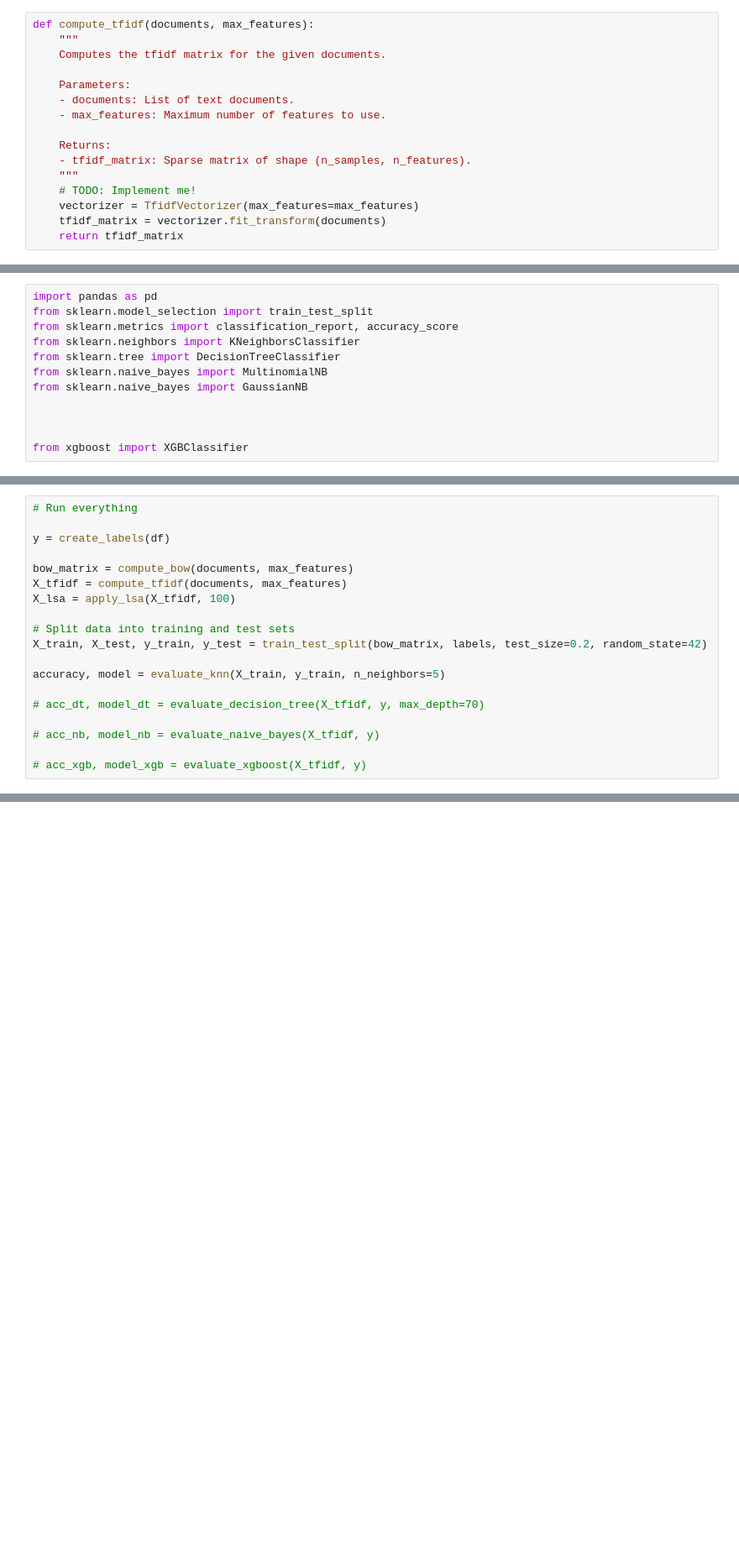
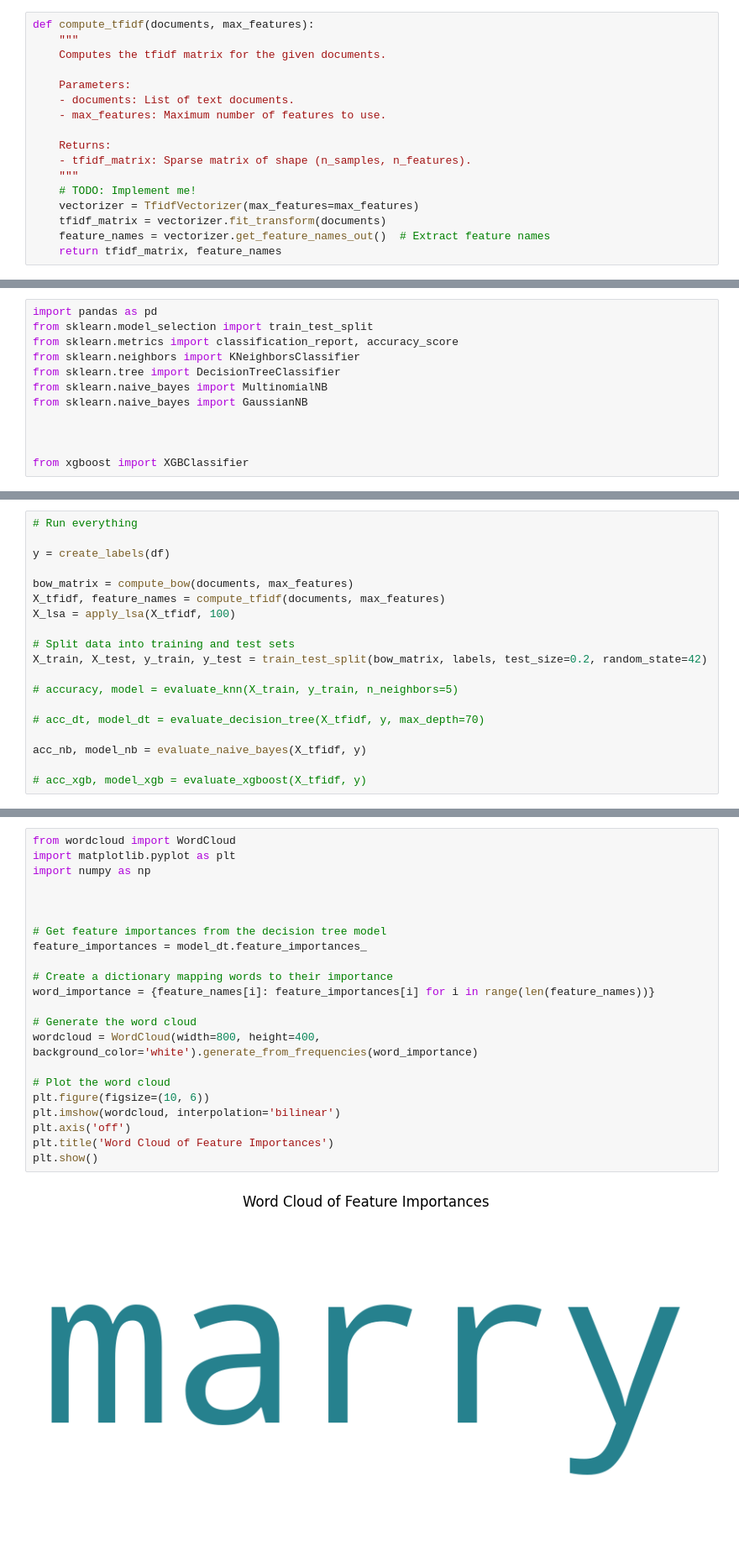
Before and after one commit to Jkwokhk/CS506, a Jupyter notebook: main.ipynb, the cells around one changed output, grey strips where cells are left out. Shown at 84% size. Saved outputs shown, nothing was run; the diff lists cells and outputs as text; blank space fills up the shorter version.

Commit message:
created a word cloud visualization model that excludes functions words (ie the, a, and). There's also a model that focuses on adjectives as well.

```diff
--- a/main.ipynb
+++ b/main.ipynb
@@ -40,7 +40,8 @@ def compute_tfidf(documents, max_features):
     # TODO: Implement me!
     vectorizer = TfidfVectorizer(max_features=max_features)
     tfidf_matrix = vectorizer.fit_transform(documents)
-    return tfidf_matrix
+    feature_names = vectorizer.get_feature_names_out()  # Extract feature names
+    return tfidf_matrix, feature_names
 # %%
 def apply_lsa(tfidf_matrix, n_components):
     """
@@ -259,17 +260,17 @@ def evaluate_xgboost(X, y, test_size=0.2, n_estimators=300, max_depth=6, learnin
 y = create_labels(df)
 
 bow_matrix = compute_bow(documents, max_features)
-X_tfidf = compute_tfidf(documents, max_features)
+X_tfidf, feature_names = compute_tfidf(documents, max_features)
 X_lsa = apply_lsa(X_tfidf, 100)
 
 # Split data into training and test sets
 X_train, X_test, y_train, y_test = train_test_split(bow_matrix, labels, test_size=0.2, random_state=42)
 
-accuracy, model = evaluate_knn(X_train, y_train, n_neighbors=5)
+# accuracy, model = evaluate_knn(X_train, y_train, n_neighbors=5)
 
 # acc_dt, model_dt = evaluate_decision_tree(X_tfidf, y, max_depth=70)
 
-# acc_nb, model_nb = evaluate_naive_bayes(X_tfidf, y)
+acc_nb, model_nb = evaluate_naive_bayes(X_tfidf, y)
 
 # acc_xgb, model_xgb = evaluate_xgboost(X_tfidf, y)
 # %% [output]
@@ -276,0 +286,24 @@ NameError: name 'X_tfidf' is not defined
+# %%
+from wordcloud import WordCloud
+import matplotlib.pyplot as plt
+import numpy as np
+
+
+
+# Get feature importances from the decision tree model
+feature_importances = model_dt.feature_importances_
+
+# Create a dictionary mapping words to their importance
+word_importance = {feature_names[i]: feature_importances[i] for i in range(len(feature_names))}
+
+# Generate the word cloud
+wordcloud = WordCloud(width=800, height=400, background_color='white').generate_from_frequencies(word_importance)
+
+# Plot the word cloud
+plt.figure(figsize=(10, 6))
+plt.imshow(wordcloud, interpolation='bilinear')
+plt.axis('off')
+plt.title('Word Cloud of Feature Importances')
+plt.show()
+# %% [output]
+[figure, added]
```
Also changed, not shown: parts of 4 cells of this notebook.
